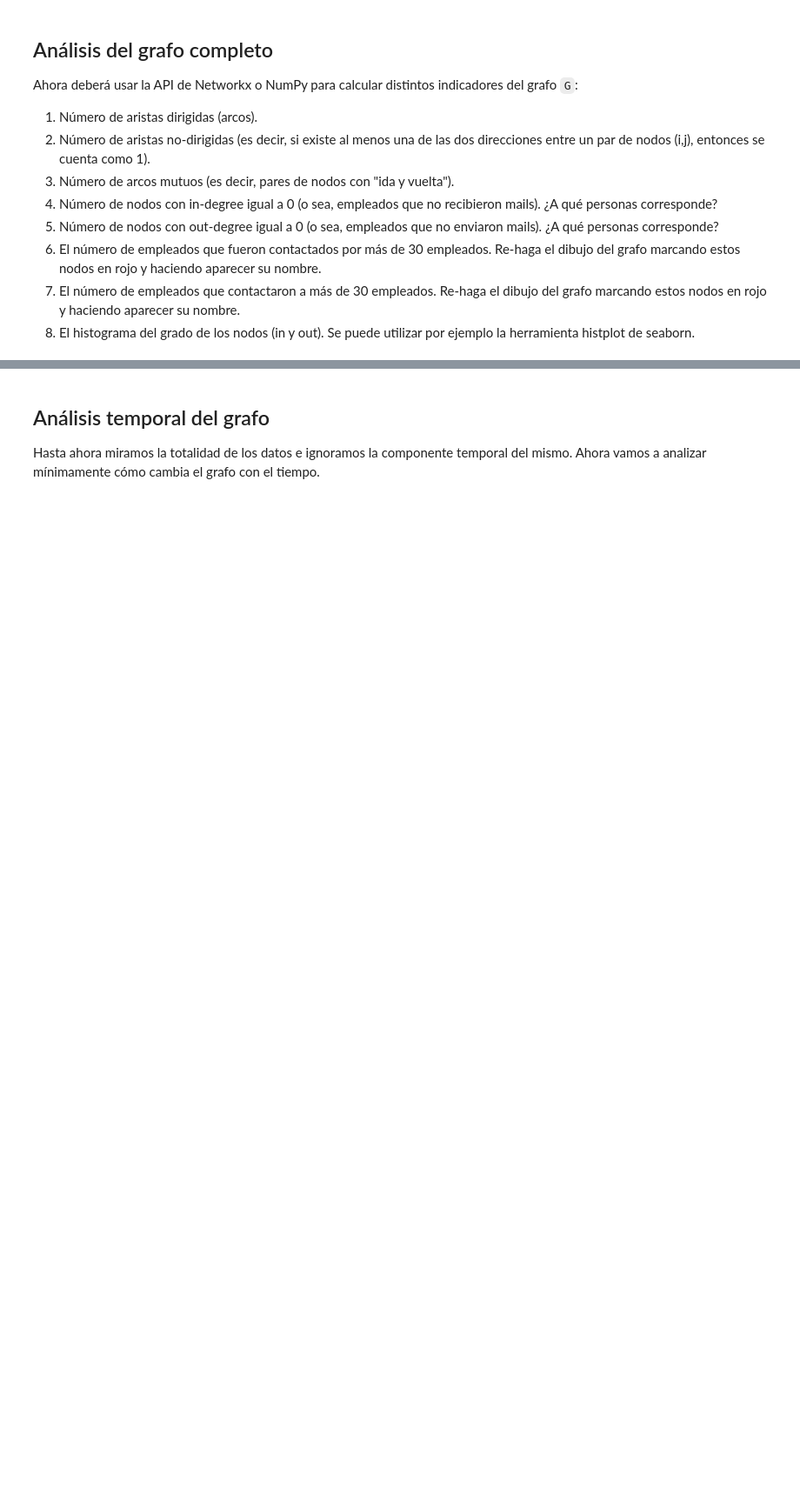
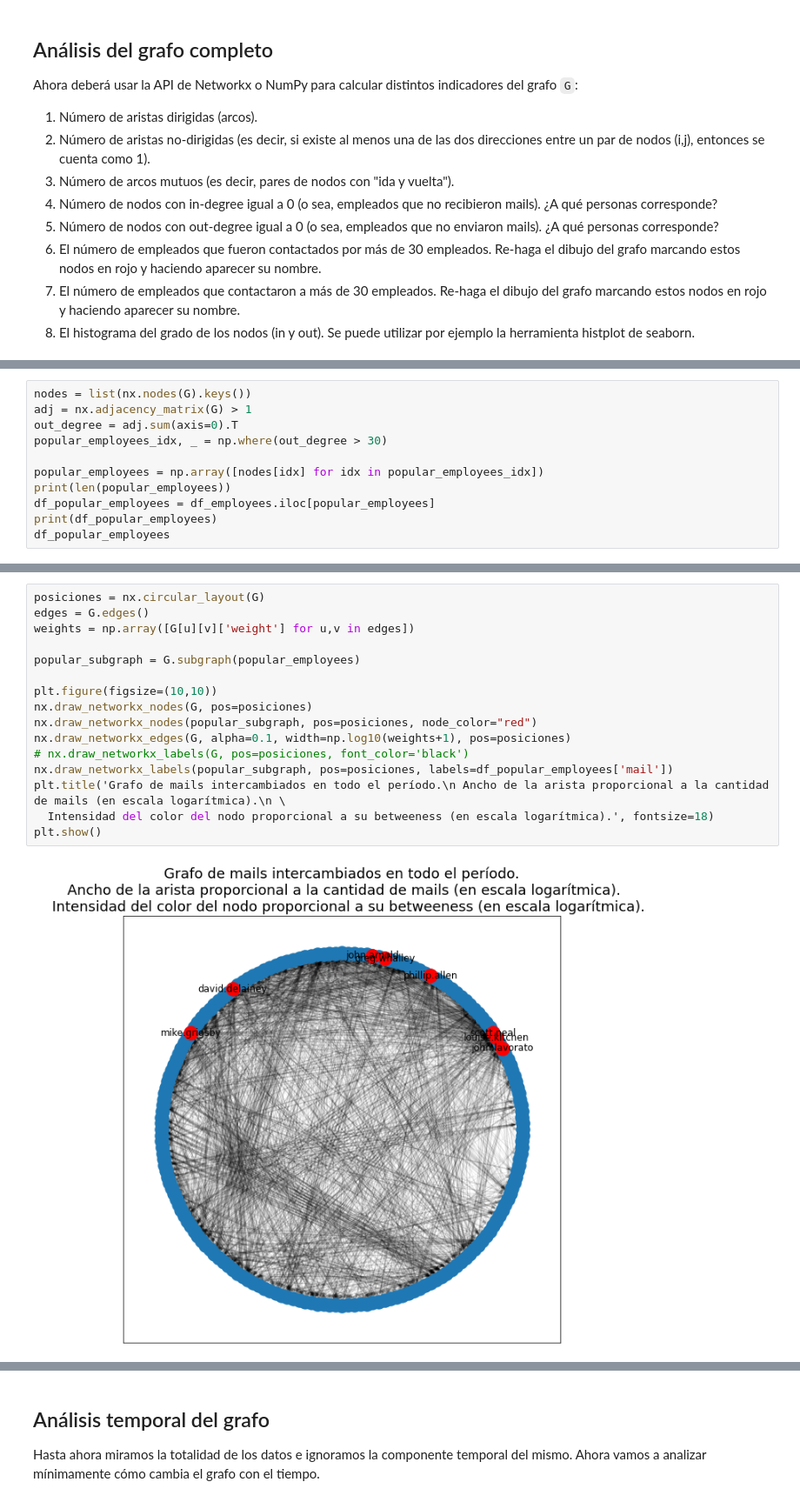
Before and after one commit to j-oflaherty/AA-grafos, a Jupyter notebook: lab1/Lab1_AAG2025.ipynb, the cells around one changed output, grey strips where cells are left out. Shown at 87% size. Cells and saved outputs as stored; diff of their text form; blank space fills up the shorter version.

```diff
--- a/lab1/Lab1_AAG2025.ipynb
+++ b/lab1/Lab1_AAG2025.ipynb
@@ -103,0 +245,11 @@ Ahora deberá usar la API de Networkx o NumPy para calcular distintos indicadore
+# %%
+nodes = list(nx.nodes(G).keys())
+adj = nx.adjacency_matrix(G) > 1
+out_degree = adj.sum(axis=0).T
+popular_employees_idx, _ = np.where(out_degree > 30)
+
+popular_employees = np.array([nodes[idx] for idx in popular_employees_idx])
+print(len(popular_employees))
+df_popular_employees = df_employees.iloc[popular_employees]
+print(df_popular_employees)
+df_popular_employees
@@ -103,0 +276,18 @@ Ahora deberá usar la API de Networkx o NumPy para calcular distintos indicadore
+# %%
+posiciones = nx.circular_layout(G)
+edges = G.edges()
+weights = np.array([G[u][v]['weight'] for u,v in edges])
+
+popular_subgraph = G.subgraph(popular_employees)
+
+plt.figure(figsize=(10,10))
+nx.draw_networkx_nodes(G, pos=posiciones)
+nx.draw_networkx_nodes(popular_subgraph, pos=posiciones, node_color="red")
+nx.draw_networkx_edges(G, alpha=0.1, width=np.log10(weights+1), pos=posiciones)
+# nx.draw_networkx_labels(G, pos=posiciones, font_color='black')
+nx.draw_networkx_labels(popular_subgraph, pos=posiciones, labels=df_popular_employees['mail'])
+plt.title('Grafo de mails intercambiados en todo el período.\n Ancho de la arista proporcional a la cantidad de mails (en escala logarítmica).\n \
+  Intensidad del color del nodo proporcional a su betweeness (en escala logarítmica).', fontsize=18)
+plt.show()
+# %% [output]
+[figure, added]
```
Also changed, not shown: parts of 30 cells of this notebook, 2 other files.
